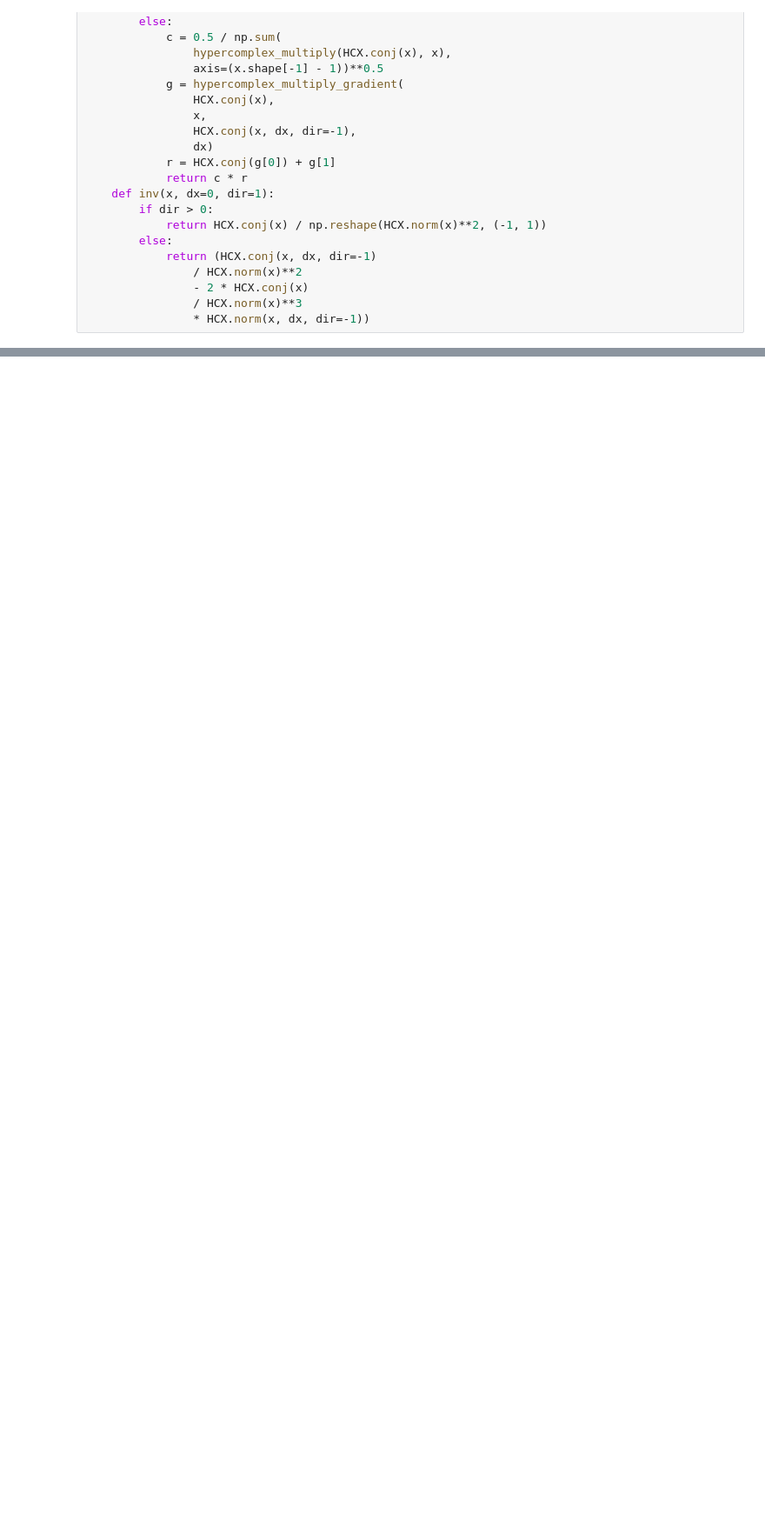
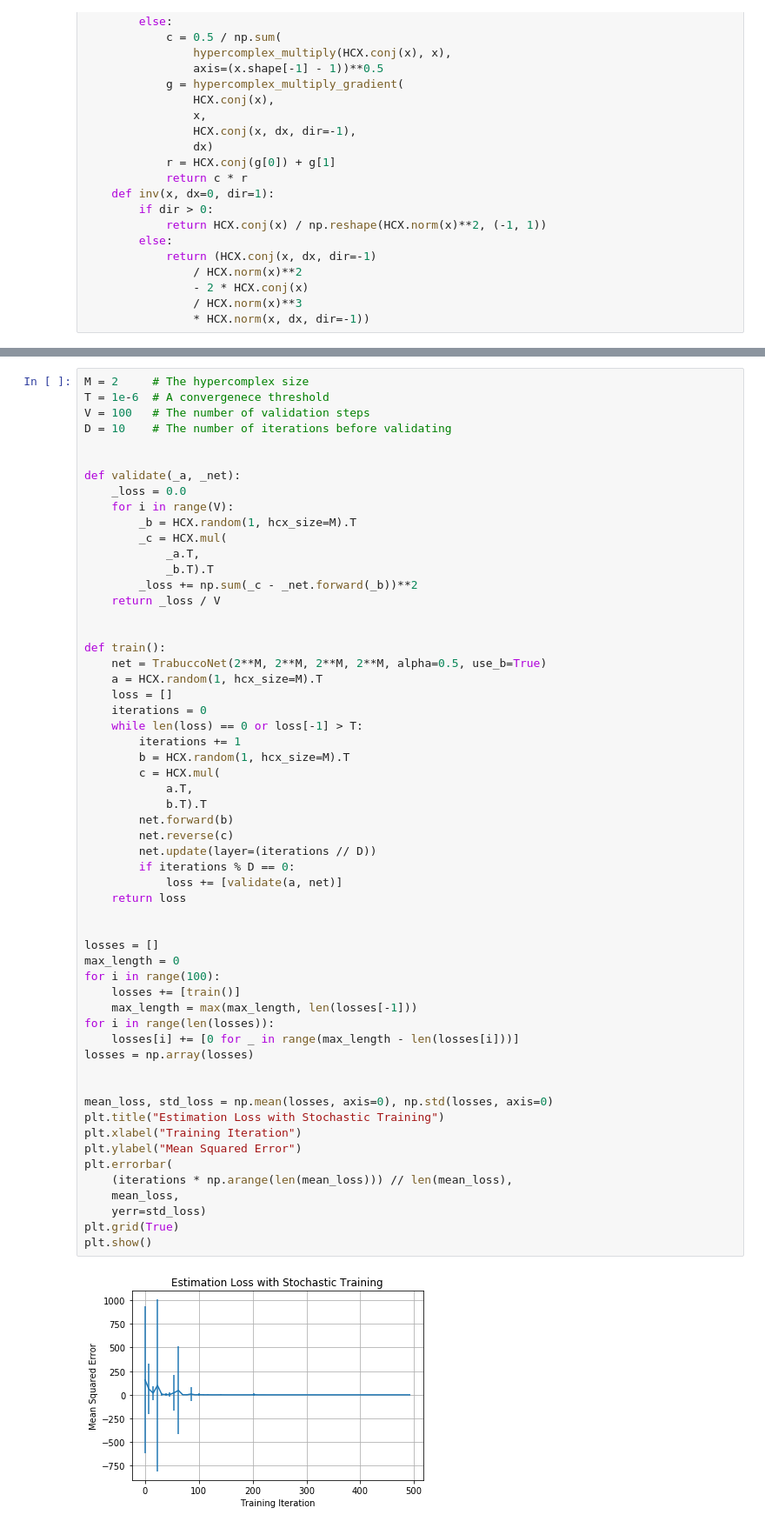
Before and after one commit to brandontrabucco/program-hdc, a Jupyter notebook: matrix_equivalents.ipynb, the cells around one changed output, grey strips where cells are left out. Shown: that part at 87% size. Cells and saved outputs as stored; diff of their text form; blank space fills up the shorter version.

```diff
--- a/matrix_equivalents.ipynb
+++ b/matrix_equivalents.ipynb
@@ -232,0 +307,59 @@ print(eigen_vectors) # The eigenvectors have a particular structure
+# %%
+M = 2     # The hypercomplex size
+T = 1e-6  # A convergenece threshold
+V = 100   # The number of validation steps
+D = 10    # The number of iterations before validating
+
+
+def validate(_a, _net):
+    _loss = 0.0
+    for i in range(V):
+        _b = HCX.random(1, hcx_size=M).T
+        _c = HCX.mul(
+            _a.T,
+            _b.T).T
+        _loss += np.sum(_c - _net.forward(_b))**2
+    return _loss / V
+
+
+def train():
+    net = TrabuccoNet(2**M, 2**M, 2**M, 2**M, alpha=0.5, use_b=True)
+    a = HCX.random(1, hcx_size=M).T
+    loss = []
+    iterations = 0
+    while len(loss) == 0 or loss[-1] > T:
+        iterations += 1
+        b = HCX.random(1, hcx_size=M).T
+        c = HCX.mul(
+            a.T,
+            b.T).T
+        net.forward(b)
+        net.reverse(c)
+        net.update(layer=(iterations // D))
+        if iterations % D == 0:
+            loss += [validate(a, net)]
+    return loss
+
+
+losses = []
+max_length = 0
+for i in range(100):
+    losses += [train()]
+    max_length = max(max_length, len(losses[-1]))
+for i in range(len(losses)):
+    losses[i] += [0 for _ in range(max_length - len(losses[i]))]
+losses = np.array(losses)
+
+
+mean_loss, std_loss = np.mean(losses, axis=0), np.std(losses, axis=0)
+plt.title("Estimation Loss with Stochastic Training")
+plt.xlabel("Training Iteration")
+plt.ylabel("Mean Squared Error")
+plt.errorbar(
+    (iterations * np.arange(len(mean_loss))) // len(mean_loss),
+    mean_loss,
+    yerr=std_loss)
+plt.grid(True)
+plt.show()
+# %% [output]
+[figure, added]
```
Also changed, not shown: parts of 7 cells of this notebook.
